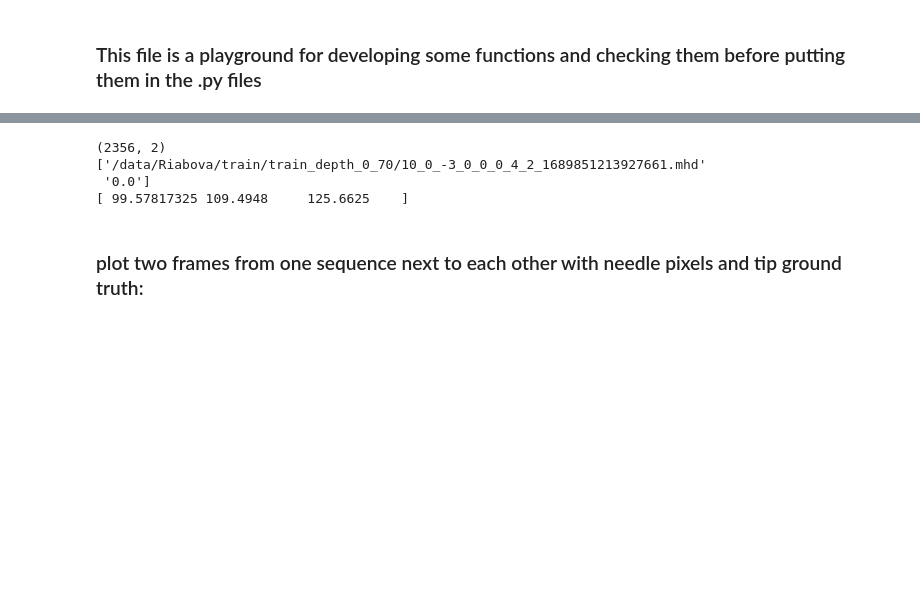
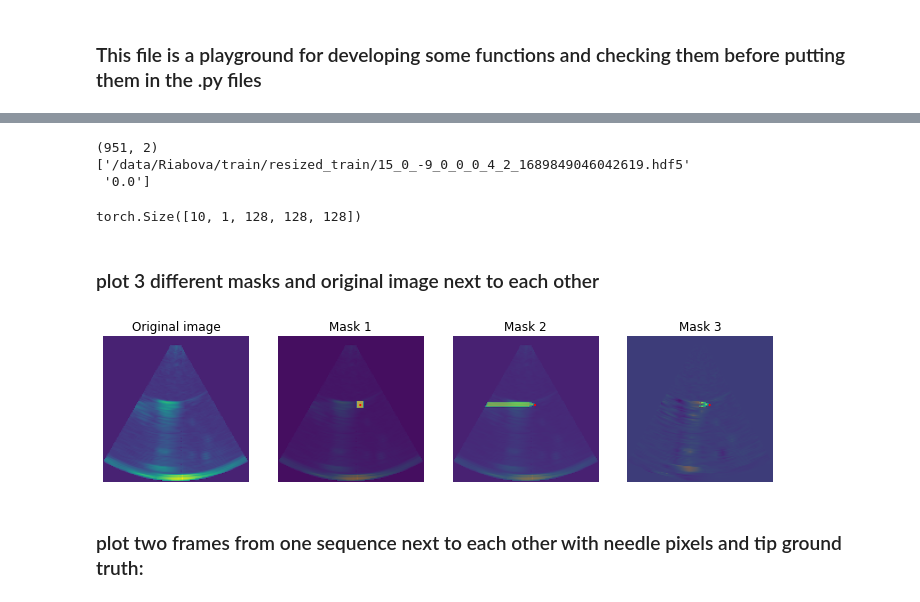
Before and after one commit to ryabovasasha08/US_3D_needle_detection, a Jupyter notebook: drafts.ipynb, the cells around one changed output, grey strips where cells are left out. Cells and saved outputs as stored; diff of their text form; code cells hidden in the pictures; blank space fills up the shorter version.

Commit message:
Change opening cells of drafts.ipynb to correspond to the new way of storing data

```diff
--- a/drafts.ipynb
+++ b/drafts.ipynb
@@ -2,7 +2,8 @@
 ### This file is a playground for developing some functions and checking them before putting them in the .py files
 # %%
 # import all files from necessary directory
-from utils.labels_utils import get_all_files_mhd
-all_files_mhd = get_all_files_mhd("/data/Riabova/train/train_depth_0_70/")
-len(all_files_mhd)
+from os import listdir, path
+dir = "/data/Riabova/train/resized_train/"
+all_files = [path.join(dir, f) for f in listdir(dir)]
+len(all_files)
 # %% [output]
@@ -41,11 +32,19 @@ File 100...
 # %%
+all_frames_filenames_array = all_frames_filenames_array[1:]
+frame_nums = frame_nums[1:]
+
 X = np.vstack((all_frames_filenames_array, frame_nums)).transpose()
-y = labels
 print(X.shape)
 print(X[0, :])
-print(y[0, :])
 # %% [output]
-(2356, 2)
-['/data/Riabova/train/train_depth_0_70/10_0_-3_0_0_0_4_2_1689851213927661.mhd'
+(951, 2)
+['/data/Riabova/train/resized_train/15_0_-9_0_0_0_4_2_1689849046042619.hdf5'
  '0.0']
-[ 99.57817325 109.4948     125.6625    ]
+# %%
+for sample in tqdm(iter(train_dataloader)):
+    print(sample['image'].shape)
+    break
+# %% [output]
+torch.Size([10, 1, 128, 128, 128])
+# %% [markdown]
+### plot 3 different masks and original image next to each other
@@ -52,3 +77,40 @@ print(y[0, :])
+# %%
+from matplotlib import pyplot as plt, patches
+
+fig = plt.figure(figsize=(12, 12))
+
+ax = fig.add_subplot(1, 4, 1)
+plt.imshow(img[:, :, int(tip_coords[2])].T)
+ax.set_title("Original image")
+plt.axis('off')
+
+
+ax = fig.add_subplot(1, 4, 2)
+plt.imshow(img[:, :, int(tip_coords[2])].T)
+plt.imshow(mask_tip[:, :, int(tip_coords[2])].T, alpha=0.6)
+ax.add_patch(patches.Circle((int(tip_coords[0]), int(tip_coords[1])), radius=0.5, color='red'))
+ax.set_title("Mask 1")
+plt.axis('off')
+
+
+ax = fig.add_subplot(1, 4, 3)
+plt.imshow(img[:, :, int(tip_coords[2])].T)
+plt.imshow(mask_full[:, :, int(tip_coords[2])].T, alpha=0.6)
+ax.add_patch(patches.Circle((int(tip_coords[0]), int(tip_coords[1])), radius=0.5, color='red'))
+ax.set_title("Mask 2")
+plt.axis('off')
+
+
+ax = fig.add_subplot(1, 4, 4)
+plt.imshow(img[:, :, int(tip_coords[2])].T - img2[:, :, int(tip_coords[2])].T)
+plt.imshow(mask_full[:, :, int(tip_coords[2])].T-mask_full_2[:, :, int(tip_coords[2])].T, alpha=0.7)
+ax.add_patch(patches.Circle((int(tip_coords[0]), int(tip_coords[1])), radius=0.5, color='red'))
+ax.set_title("Mask 3")
+plt.axis('off')
+
+plt.show()
+# %% [output]
+[figure, added]
 # %% [markdown]
 ### plot two frames from one sequence next to each other with needle pixels and tip ground truth:
 # %%
```
Also changed, not shown: parts of 5 cells of this notebook.
